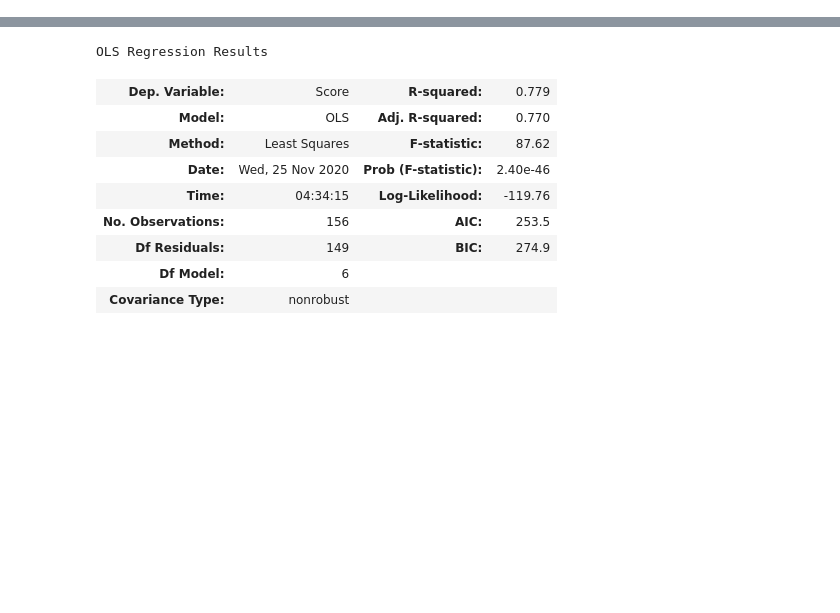
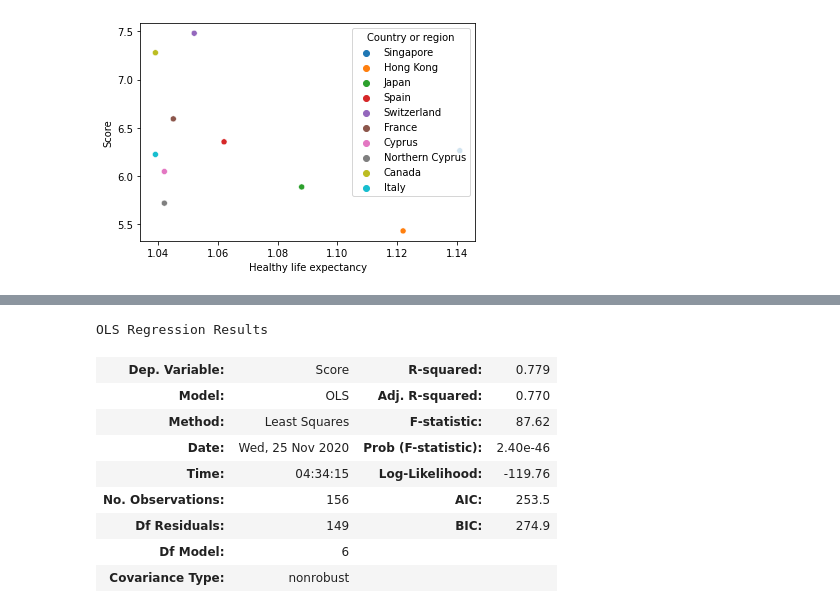
Before and after one commit to my-doan/happiness, a Jupyter notebook: notebook.ipynb, the cells around one changed output, grey strips where cells are left out. Saved outputs shown, nothing was run; the diff lists cells and outputs as text; code cells hidden in the pictures; blank space fills up the shorter version.

```diff
--- a/notebook.ipynb
+++ b/notebook.ipynb
@@ -17,0 +22,4 @@ happiness.head()
+# %%
+# smallest or largest, top or bottom number, and column
+largest = happiness.nlargest(10, 'Healthy life expectancy')
+largest
@@ -17,0 +38,4 @@ happiness.head()
+# %%
+_ = sns.scatterplot(x = largest['Healthy life expectancy'], y = largest['Score'], hue = largest['Country or region'])
+# %% [output]
+[figure, added]
```
Also changed, not shown: parts of 5 cells of this notebook.
